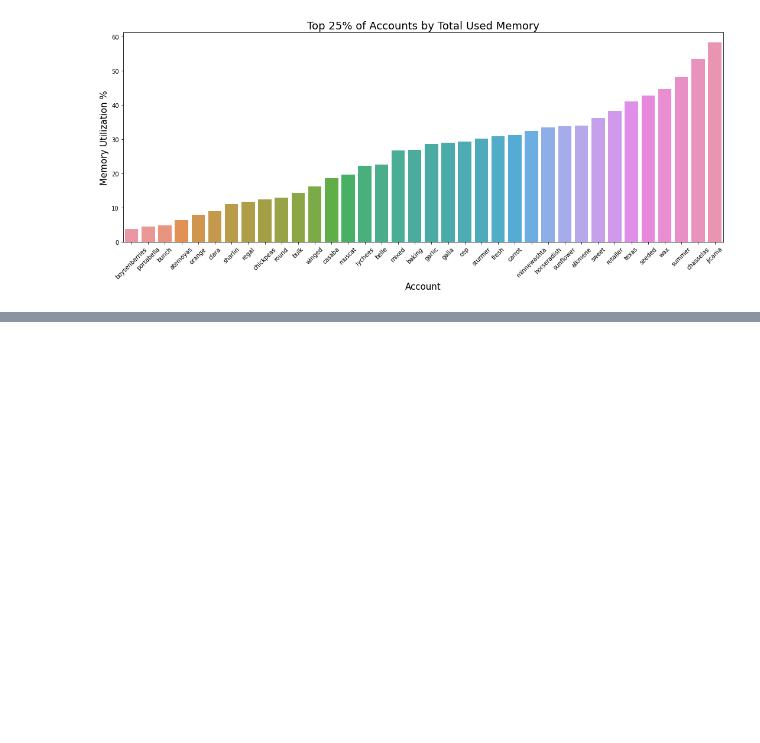
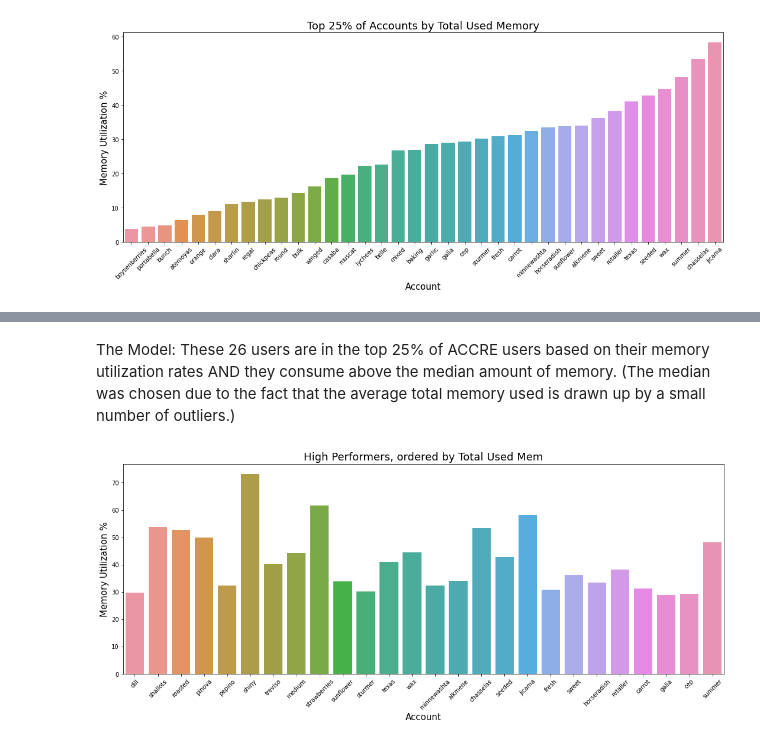
Before and after one commit to nss-data-science-cohort-4/dq2-accre-valkyries, a Jupyter notebook: notebooks/vai-02_dq2-accre-analysis-memory-usage.ipynb, the cells around one changed output, grey strips where cells are left out. Cells and saved outputs as stored; diff of their text form; code cells hidden in the pictures; blank space fills up the shorter version.

```diff
--- a/notebooks/vai-02_dq2-accre-analysis-memory-usage.ipynb
+++ b/notebooks/vai-02_dq2-accre-analysis-memory-usage.ipynb
@@ -754,0 +805,6 @@ The Opportunity: Improving these 13 users' memory utilization rates should have
+# %%
+# Get the high-performing, high-usage users based on ACCRE AVERAGE memory utilization
+accre_usedmem_rate_avg = 19.097234
+accre_usedmem_rate_med = 14.43947
+accre_mem_model_users = accre_top_25_pct_usedmem_rate[accre_top_25_pct_usedmem_rate['USEDMEM_TOT_02'] >= accre_usedmem_tot_med].sort_values(by='USEDMEM_TOT_02')
+accre_mem_model_users
@@ -755,3 +829,19 @@ The Opportunity: Improving these 13 users' memory utilization rates should have
+# %% [markdown]
+The Model: These 26 users are in the top 25% of ACCRE users based on their memory utilization rates AND they consume above the median amount of memory. (The median was chosen due to the fact that the average total memory used is drawn up by a small number of outliers.)
+# %%
+# Plot the top performers based on memory utilization rate - i.e. reorder the graph above
+plt.figure(figsize=(15,6))
+# make barplot
+sns.barplot(x='ACCOUNT', y='USEDMEM_PCT_02', data=accre_mem_model_users)
+# set labels
+plt.xlabel('Account', size=15)
+plt.ylabel('Memory Utilization %', size=15)
+plt.title('High Performers, ordered by Total Used Mem', size=18)
+plt.tight_layout()
+plt.xticks(rotation=45);
+# plt.savefig("barplot_Seaborn_Python.png", dpi=100)
+# %% [output]
+[figure, added]
 # %%
 # WIP: IS IT POSSIBLE TO CALCULATE AN OPTIMIZATION SCORE?
 accre_grouped_by_account['MEM_OPT_SCORE'] = accre_grouped_by_account['USEDMEM_TOT_02'] / accre_grouped_by_account['USEDMEM_PCT_02']
```
Also changed, not shown: parts of 24 cells of this notebook.
